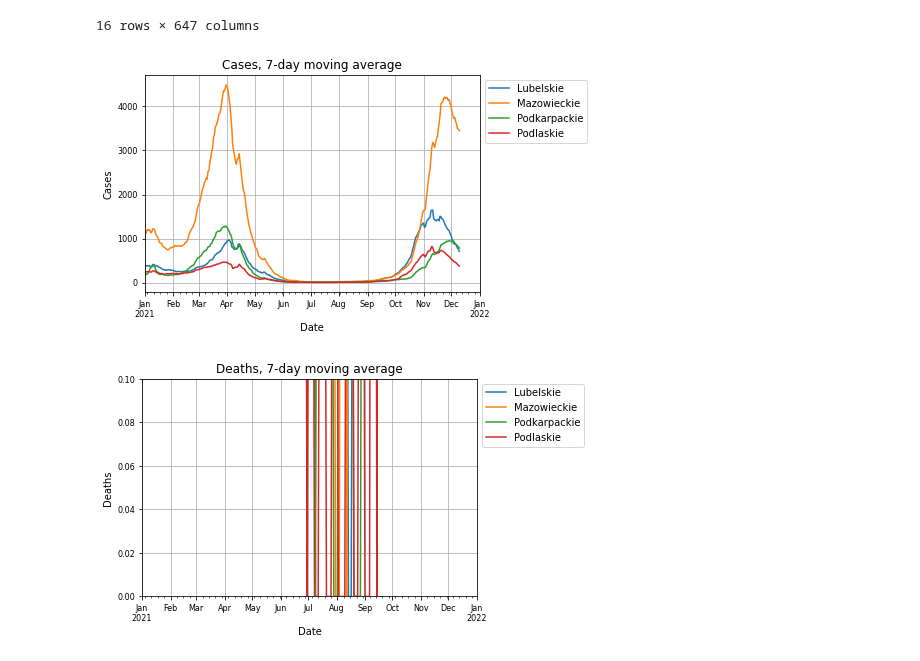
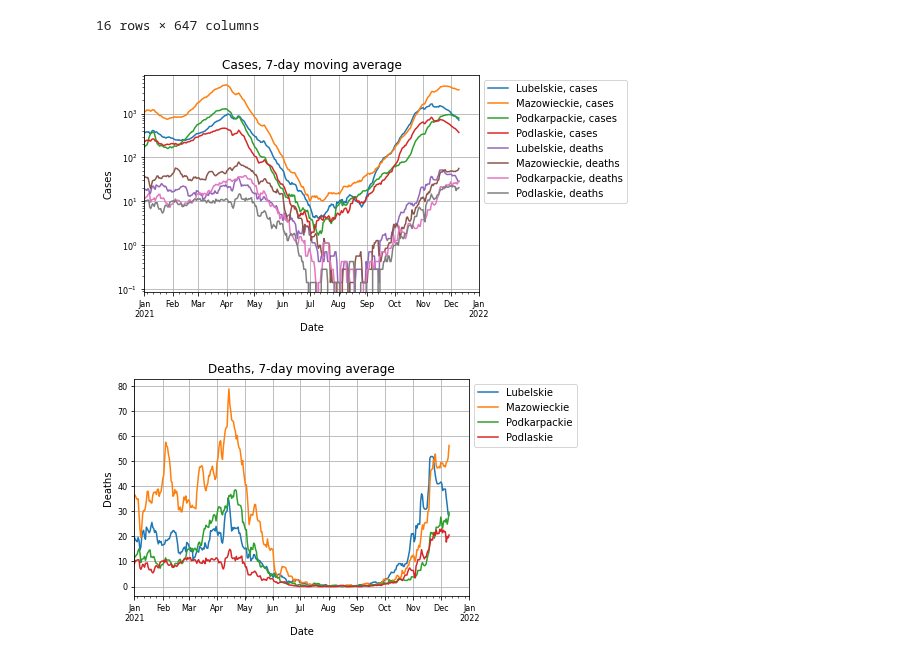
Before and after one commit to anuszka/govpl, a Jupyter notebook: Rogalski/Rogalski01.ipynb, the cells around one changed output. Cells and saved outputs as stored; diff of their text form; code cells hidden in the pictures.

Commit message:
Plot multiple data frames on one plot

```diff
--- a/Rogalski/Rogalski01.ipynb
+++ b/Rogalski/Rogalski01.ipynb
@@ -86,31 +84,40 @@ dfd
 | Zachodniopomorskie | 0 | 0 | 0 | 0 | 0 | 0 | 0 | 0 | ... |
 16 rows × 647 columns
 # %%
-dfq=dfc.T[['Lubelskie', 'Mazowieckie', 'Podkarpackie', 'Podlaskie']].rolling(7).mean()
-dfp=dfd.T[['Lubelskie', 'Mazowieckie', 'Podkarpackie', 'Podlaskie']].rolling(7).mean()
+voivodships = ['Lubelskie', 'Mazowieckie', 'Podkarpackie', 'Podlaskie']
+legendlabels_cases = [voi + ', cases' for voi in voivodships]
+legendlabels_deaths = [voi + ', deaths' for voi in voivodships]
+legendlabels = legendlabels_cases + legendlabels_deaths
+
+
+dfq=dfc.T[voivodships].rolling(7).mean()
+dfp=dfd.T[voivodships].rolling(7).mean()
 # display(dfq)
 
 plotopts = dict_of(
-    plotdf=dfq,
+    plotdfs=[dfq, dfp],
     xlabel = 'Date',
     ylabel = 'Cases',
     title = f'Cases, 7-day moving average',
     fontsize = 8,
-    xlim = (datetime.date(2021,1,1), datetime.date(2022,1,1))
+    xlim = (datetime.date(2021,1,1), datetime.date(2022,1,1)),
+    legendlabels = legendlabels,
+    logy = True
     )
 
 plot(**plotopts);
-
-plotopts = dict_of(
-    plotdf=dfp,
-    xlabel = 'Date',
-    ylabel = 'Deaths',
-    title = f'Deaths, 7-day moving average',
-    fontsize = 8,
-    xlim = (datetime.date(2021,1,1), datetime.date(2022,1,1)),
-    )
-
-plot(**plotopts);
 # %% [output]
-[figure, old version]
+[figure, new version]
-[figure, removed]
+# %%
+plotopts = dict_of(
+    plotdfs=[dfp],
+    xlabel = 'Date',
+    ylabel = 'Deaths',
+    title = f'Deaths, 7-day moving average',
+    fontsize = 8,
+    xlim = (datetime.date(2021,1,1), datetime.date(2022,1,1)),
+    )
+
+plot(**plotopts);
+# %% [output]
+[figure, added]
```
Also changed, not shown: parts of 1 cell of this notebook, 1 other file.
